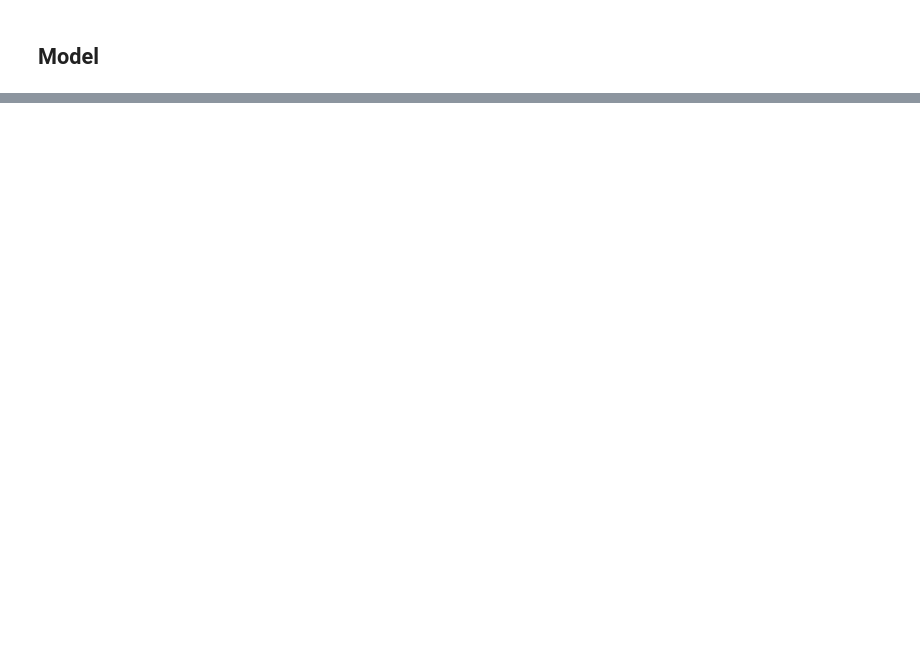
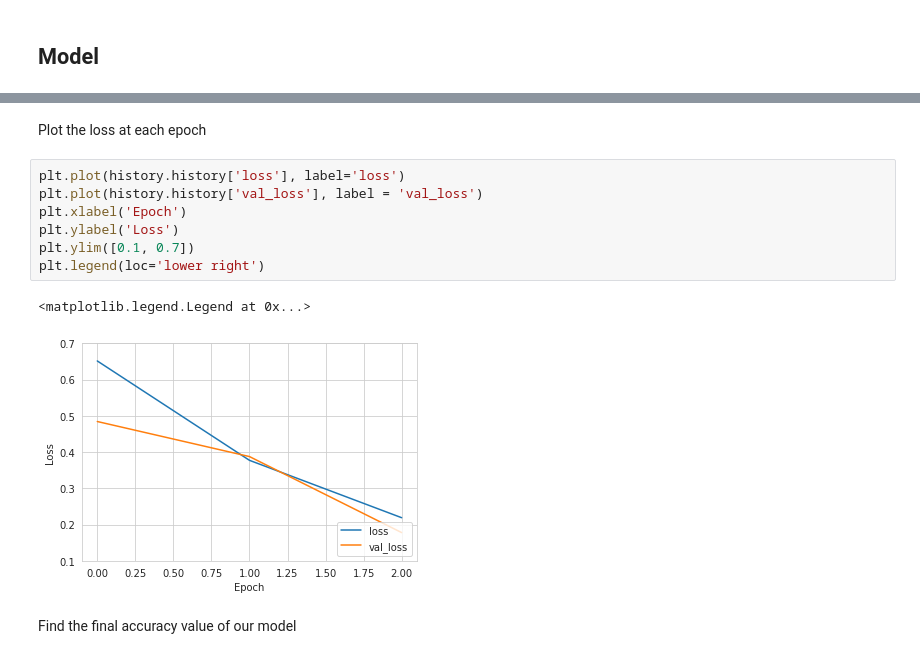
Before and after one commit to rlq3fm/DS-4002-project2, a Jupyter notebook: src/Project2.ipynb, the cells around one changed output, grey strips where cells are left out. Cells and saved outputs as stored; diff of their text form; blank space fills up the shorter version.

```diff
--- a/src/Project2.ipynb
+++ b/src/Project2.ipynb
@@ -249,0 +377,14 @@ NameError: ignored
+# %% [markdown]
+Plot the loss at each epoch
+# %%
+plt.plot(history.history['loss'], label='loss')
+plt.plot(history.history['val_loss'], label = 'val_loss')
+plt.xlabel('Epoch')
+plt.ylabel('Loss')
+plt.ylim([0.1, 0.7])
+plt.legend(loc='lower right')
+# %% [output]
+<matplotlib.legend.Legend at 0x...>
+[figure, added]
+# %% [markdown]
+Find the final accuracy value of our model
```
Also changed, not shown: parts of 24 cells of this notebook.
